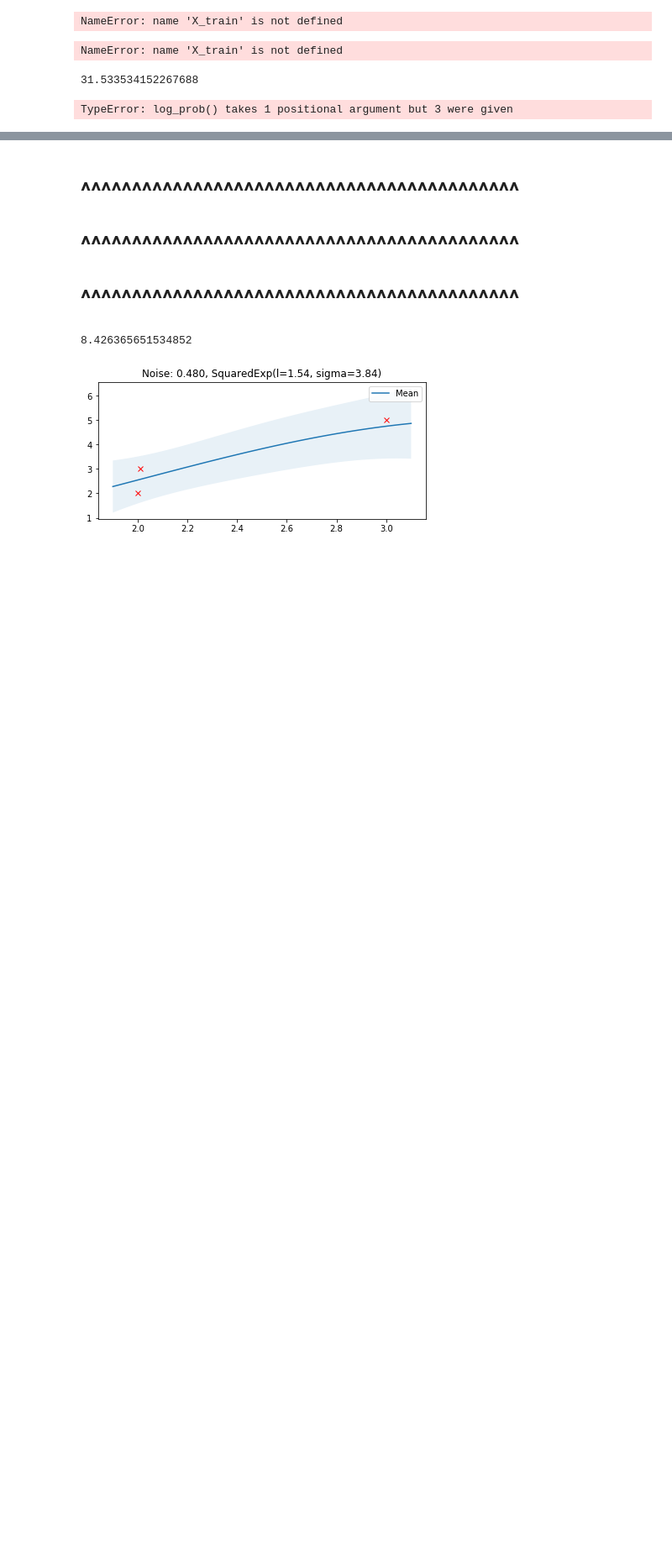
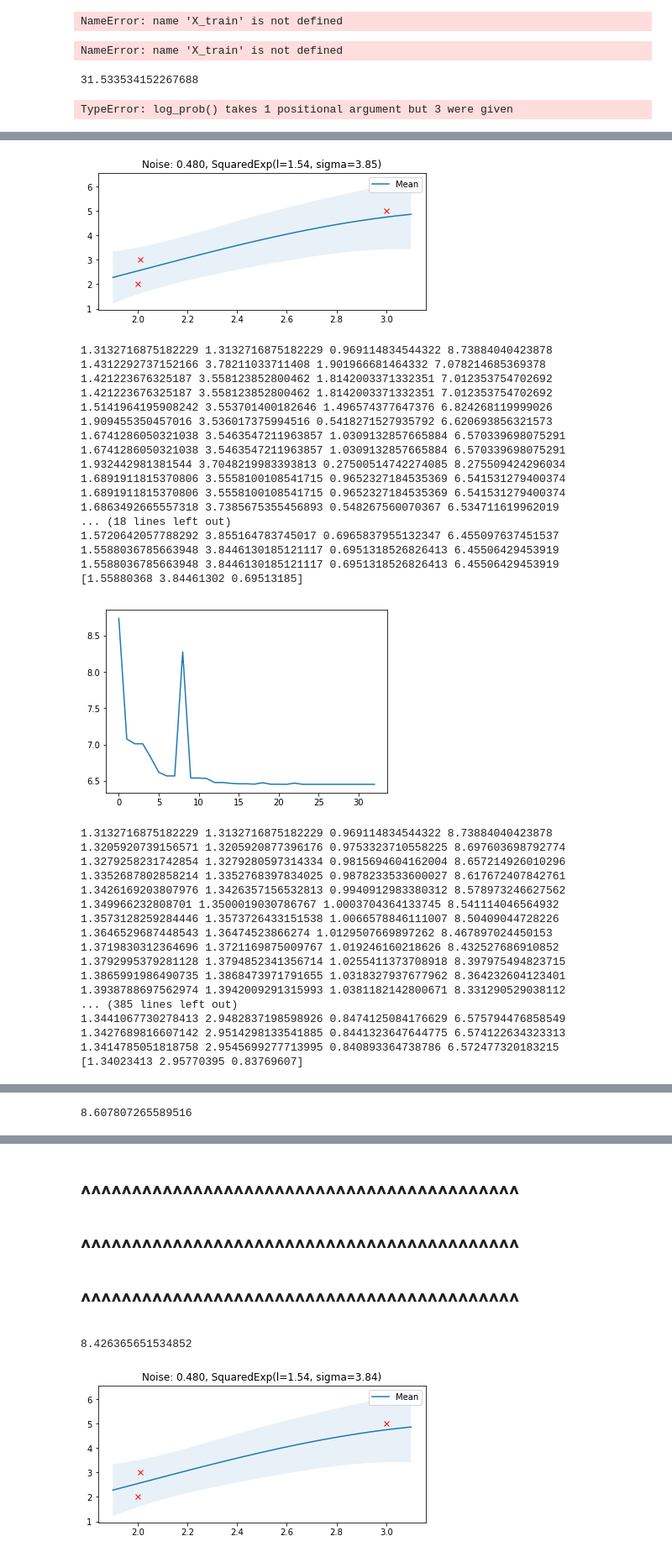
Before and after one commit to darthdeus/bopt, a Jupyter notebook: notebooks/TFP GP.ipynb, the cells around one changed output, grey strips where cells are left out. Shown at 84% size. Cells and saved outputs as stored; diff of their text form; code cells hidden in the pictures; blank space fills up the shorter version.

```diff
--- a/notebooks/TFP GP.ipynb
+++ b/notebooks/TFP GP.ipynb
@@ -161,0 +217,52 @@ bopt.GaussianProcess().fit(X_train, y_train)\
+# %%
+X_train = np.array([2,2.01,3])
+y_train = np.array([2,3,5])
+
+X = np.arange(min(X_train) - 0.1, max(X_train) + 0.1, step=0.01)
+
+X_train = X_train.reshape(-1, 1)
+X = X.reshape(-1, 1)
+
+bopt.GaussianProcess(noise=0.48, kernel=bopt.SquaredExp(1.54, 3.85)).fit(X_train, y_train)\
+    .posterior(X).plot_posterior(num_samples=0).log_prob()
+plt.show()
+
+bopt.GaussianProcess().fit(X_train, y_train)\
+    .optimize_kernel().posterior(X).plot_posterior(num_samples=0).log_prob()
+# %% [output]
+[figure, added]
+1.3132716875182229 1.3132716875182229 0.969114834544322 8.73884040423878
+1.4312292737152166 3.78211033711408 1.901966681464332 7.078214685369378
+1.421223676325187 3.558123852800462 1.8142003371332351 7.012353754702692
+1.421223676325187 3.558123852800462 1.8142003371332351 7.012353754702692
+1.5141964195908242 3.553701400182646 1.496574377647376 6.824268119999026
+1.909455350457016 3.536017375994516 0.5418271527935792 6.620693856321573
+1.6741286050321038 3.5463547211963857 1.0309132857665884 6.570339698075291
+1.6741286050321038 3.5463547211963857 1.0309132857665884 6.570339698075291
+1.932442981381544 3.7048219983393813 0.27500514742274085 8.275509424296034
+1.6891911815370806 3.5558100108541715 0.9652327184535369 6.541531279400374
+1.6891911815370806 3.5558100108541715 0.9652327184535369 6.541531279400374
+1.6863492665557318 3.7385675355456893 0.548267560070367 6.534711619962019
+... (18 lines left out)
+1.5720642057788292 3.855164783745017 0.6965837955132347 6.455097637451537
+1.5588036785663948 3.8446130185121117 0.6951318526826413 6.45506429453919
+1.5588036785663948 3.8446130185121117 0.6951318526826413 6.45506429453919
+[1.55880368 3.84461302 0.69513185]
+[figure, added]
+1.3132716875182229 1.3132716875182229 0.969114834544322 8.73884040423878
+1.3205920739156571 1.3205920877396176 0.9753323710558225 8.697603698792774
+1.3279258231742854 1.3279280597314334 0.9815694604162004 8.657214926010296
+1.3352687802858214 1.3352768397834025 0.9878233533600027 8.617672407842761
+1.3426169203807976 1.3426357156532813 0.9940912983380312 8.578973246627562
+1.349966232808701 1.3500019030786767 1.0003704364133745 8.541114046564932
+1.3573128259284446 1.3573726433151538 1.0066578846111007 8.50409044728226
+1.3646529687448543 1.36474523866274 1.0129507669897262 8.467897024450153
+1.3719830312364696 1.3721169875009767 1.019246160218626 8.432527686910852
+1.3792995379281128 1.3794852341356714 1.0255411373708918 8.397975494823715
+1.3865991986490735 1.3868473971791655 1.0318327937677962 8.364232604123401
+1.3938788697562974 1.3942009291315993 1.0381182142800671 8.331290529038112
+... (385 lines left out)
+1.3441067730278413 2.9482837198598926 0.8474125084176629 6.575794476858549
+1.3427689816607142 2.9514298133541885 0.8441323647644775 6.574122634323313
+1.3414785051818758 2.9545699277713995 0.840893364738786 6.572477320183215
+[1.34023413 2.95770395 0.83769607]
@@ -161,0 +288 @@ bopt.GaussianProcess().fit(X_train, y_train)\
+8.607807265589516
```
Also changed, not shown: parts of 4 cells of this notebook, 3 other files.
